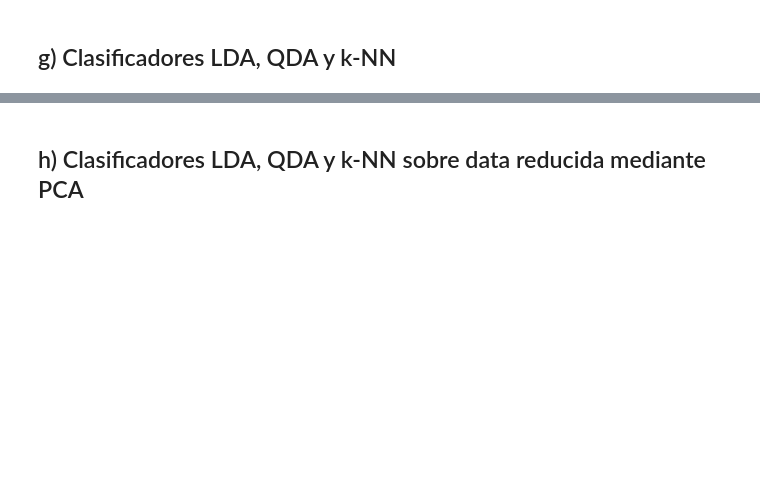
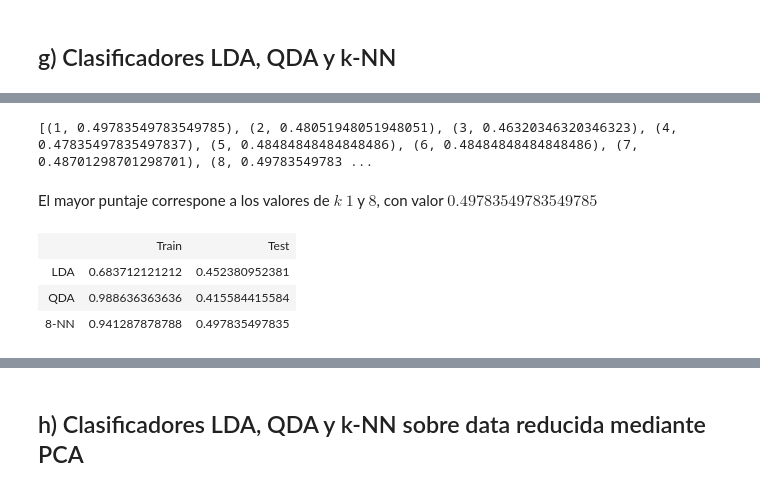
Before and after one commit to Jencks/ML-Tarea2, a Jupyter notebook: 1 - Reducción de Dimensionalidad para Clasificación/Informe - Reducción de Dimensionalidad para Clasificación.ipynb, the cells around one changed output, grey strips where cells are left out. Drawn from its saved outputs; the diff is of its cells as text; code cells hidden in the pictures; blank space fills up the shorter version.

```diff
--- a/1 - Reducción de Dimensionalidad para Clasificación/Informe - Reducción de Dimensionalidad para Clasificación.ipynb
+++ b/1 - Reducción de Dimensionalidad para Clasificación/Informe - Reducción de Dimensionalidad para Clasificación.ipynb
@@ -159,0 +215,26 @@ plt.show()
+# %%
+print zip(range(1,max_k),test_knn_scores_list)[:10]
+# %% [output]
+[(1, 0.49783549783549785), (2, 0.48051948051948051), (3, 0.46320346320346323), (4, 0.47835497835497837), (5, 0.48484848484848486), (6, 0.48484848484848486), (7, 0.48701298701298701), (8, 0.49783549783 ...
+# %% [markdown]
+El mayor puntaje correspone a los valores de $k$ $1$ y $8$, con valor $0.49783549783549785$
+# %%
+from IPython.display import HTML, display
+
+data = [['','Train','Test'],
+        ['LDA',train_lda_score,test_lda_score],
+        ['QDA',train_qda_score,test_qda_score],
+        ['8-NN',train_knn_scores_list[7],test_knn_scores_list[7]]
+       ]
+
+display(HTML(
+        '<table><tr>{}</tr></table>'.format(
+            '</tr><tr>'.join(
+                '<td>{}</td>'.format('</td><td>'.join(str(_) for _ in row)) for row in data)
+        )
+    ))
+# %% [output]
+|  | Train | Test |
+| LDA | 0.683712121212 | 0.452380952381 |
+| QDA | 0.988636363636 | 0.415584415584 |
+| 8-NN | 0.941287878788 | 0.497835497835 |
```
Also changed, not shown: parts of 15 cells of this notebook, 2 other files.
